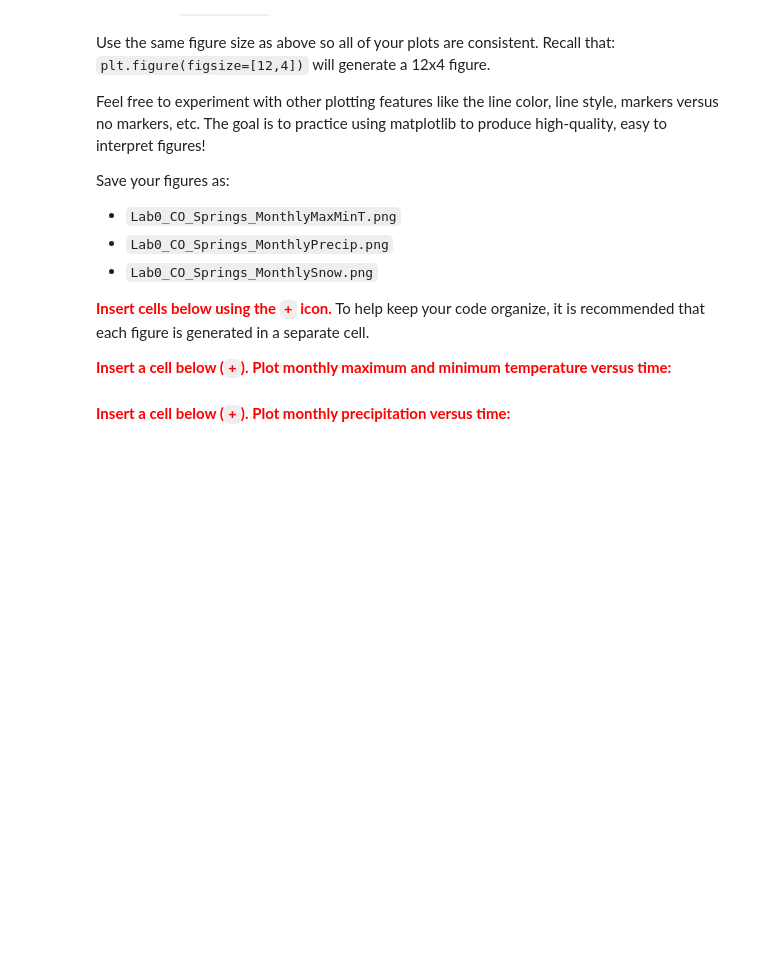
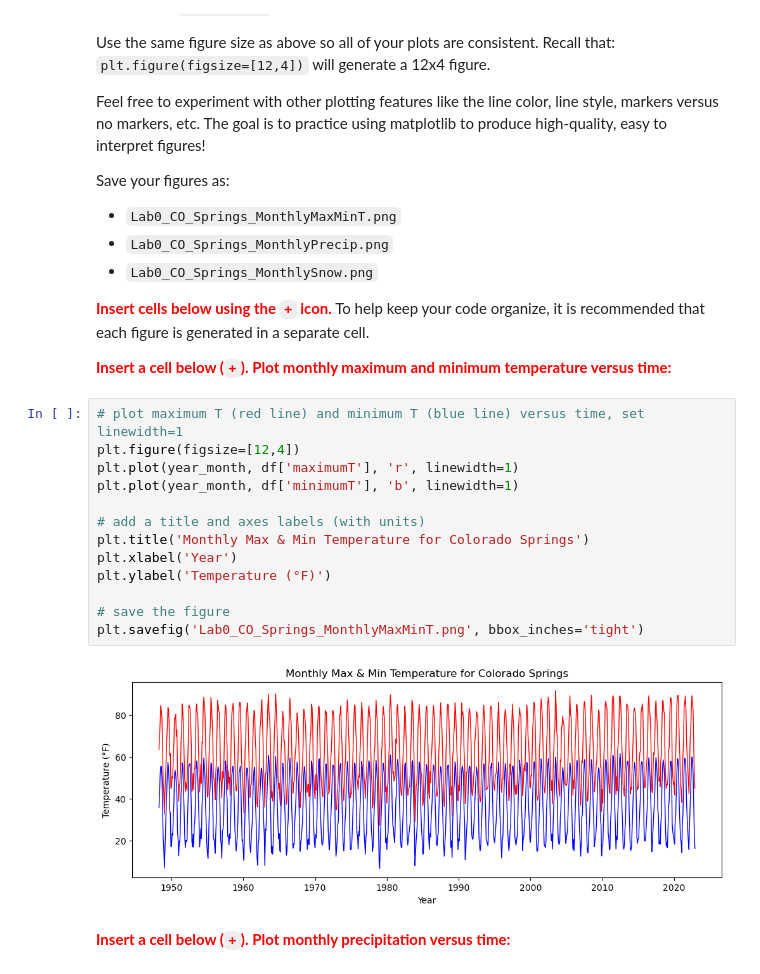
Before and after one commit to lawmana/EV333_AtmosphericScience, a Jupyter notebook: Lab0/EV333_Lab0_WeatherDataAnalysis.ipynb, the cells around one changed output. Saved outputs shown, nothing was run; the diff lists cells and outputs as text; blank space fills up the shorter version.

```diff
--- a/Lab0/EV333_Lab0_WeatherDataAnalysis.ipynb
+++ b/Lab0/EV333_Lab0_WeatherDataAnalysis.ipynb
@@ -181,5 +208,20 @@ Save your figures as:
 <span style='color:Red'> **Insert cells below using the `+` icon.** </span> To help keep your code organize, it is recommended that each figure is generated in a separate cell.
 
 **<span style='color:Red'> Insert a cell below (`+`). Plot monthly maximum and minimum temperature versus time: </span>**
+# %%
+# plot maximum T (red line) and minimum T (blue line) versus time, set linewidth=1
+plt.figure(figsize=[12,4])
+plt.plot(year_month, df['maximumT'], 'r', linewidth=1)
+plt.plot(year_month, df['minimumT'], 'b', linewidth=1)
+
+# add a title and axes labels (with units)
+plt.title('Monthly Max & Min Temperature for Colorado Springs')
+plt.xlabel('Year')
+plt.ylabel('Temperature (°F)')
+
+# save the figure
+plt.savefig('Lab0_CO_Springs_MonthlyMaxMinT.png', bbox_inches='tight')
+# %% [output]
+[figure, added]
 # %% [markdown]
 **<span style='color:Red'> Insert a cell below (`+`). Plot monthly precipitation versus time: </span>**
```
Also changed, not shown: parts of 10 cells of this notebook.
